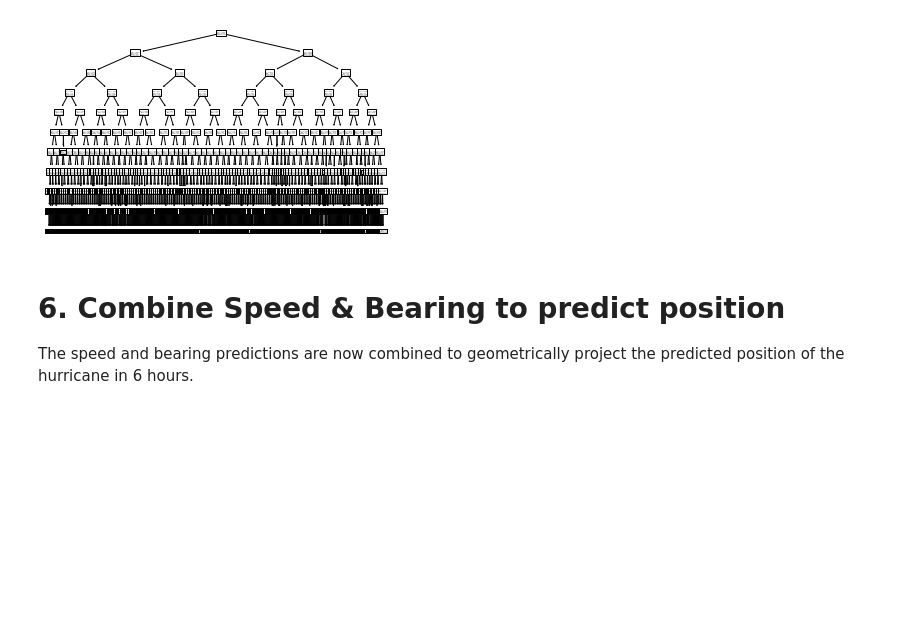
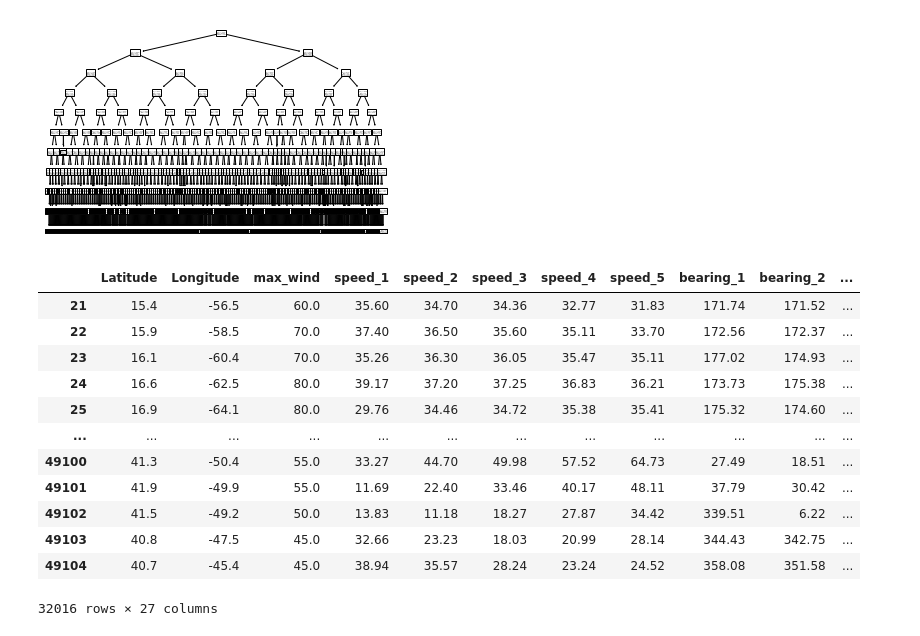
Before and after one commit to simon-donike/eot_machine_learning, a Jupyter notebook: hurricanes.ipynb, the cells around one changed output. Drawn from its saved outputs; the diff is of its cells as text; code cells hidden in the pictures; blank space fills up the shorter version.

```diff
--- a/hurricanes.ipynb
+++ b/hurricanes.ipynb
@@ -1071,6 +1071,19 @@ tree.plot_tree(estimator)
 plt.show()
 # %% [output]
 [figure]
-# %% [markdown]
-# 6. Combine Speed & Bearing to predict position
-The speed and bearing predictions are now combined to geometrically project the predicted position of the hurricane in 6 hours.
+# %%
+data_pred
+# %% [output]
+|  | Latitude | Longitude | max_wind | speed_1 | speed_2 | speed_3 | speed_4 | speed_5 | bearing_1 | bearing_2 | ... |
+| 21 | 15.4 | -56.5 | 60.0 | 35.60 | 34.70 | 34.36 | 32.77 | 31.83 | 171.74 | 171.52 | ... |
+| 22 | 15.9 | -58.5 | 70.0 | 37.40 | 36.50 | 35.60 | 35.11 | 33.70 | 172.56 | 172.37 | ... |
+| 23 | 16.1 | -60.4 | 70.0 | 35.26 | 36.30 | 36.05 | 35.47 | 35.11 | 177.02 | 174.93 | ... |
+| 24 | 16.6 | -62.5 | 80.0 | 39.17 | 37.20 | 37.25 | 36.83 | 36.21 | 173.73 | 175.38 | ... |
+| 25 | 16.9 | -64.1 | 80.0 | 29.76 | 34.46 | 34.72 | 35.38 | 35.41 | 175.32 | 174.60 | ... |
+| ... | ... | ... | ... | ... | ... | ... | ... | ... | ... | ... | ... |
+| 49100 | 41.3 | -50.4 | 55.0 | 33.27 | 44.70 | 49.98 | 57.52 | 64.73 | 27.49 | 18.51 | ... |
+| 49101 | 41.9 | -49.9 | 55.0 | 11.69 | 22.40 | 33.46 | 40.17 | 48.11 | 37.79 | 30.42 | ... |
+| 49102 | 41.5 | -49.2 | 50.0 | 13.83 | 11.18 | 18.27 | 27.87 | 34.42 | 339.51 | 6.22 | ... |
+| 49103 | 40.8 | -47.5 | 45.0 | 32.66 | 23.23 | 18.03 | 20.99 | 28.14 | 344.43 | 342.75 | ... |
+| 49104 | 40.7 | -45.4 | 45.0 | 38.94 | 35.57 | 28.24 | 23.24 | 24.52 | 358.08 | 351.58 | ... |
+32016 rows × 27 columns
```
